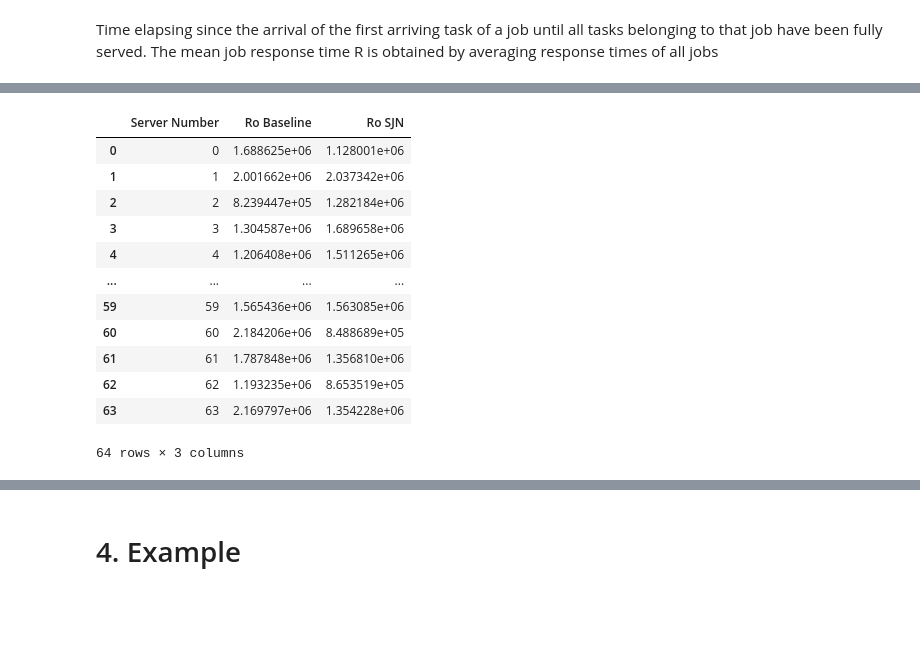
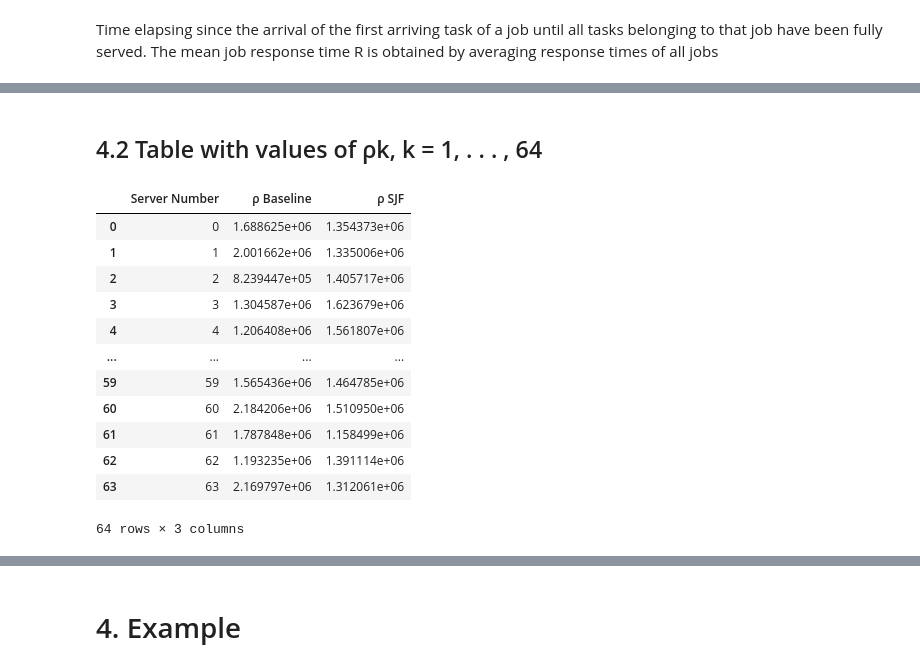
Before and after one commit to maryyyyna/Networking-for-Big-Data-and-Laboratory, a Jupyter notebook: CH2_DataCenter.ipynb, the cells around one changed output, grey strips where cells are left out. Saved outputs shown, nothing was run; the diff lists cells and outputs as text; code cells hidden in the pictures; blank space fills up the shorter version.

```diff
--- a/CH2_DataCenter.ipynb
+++ b/CH2_DataCenter.ipynb
@@ -7,5 +11,5 @@ import matplotlib.pyplot as plt
 # %%
-tasks_dataframe = pd.read_csv('/home/michele/Desktop/Data Science/NBD/DC/HW2/Cell_a.csv')
+tasks_dataframe = pd.read_csv(r"C:\Users\Marina\OneDrive\Desktop\Cell_a.csv")
 # %% [markdown]
 # 1. Dataset Analysis ( aggiungere IMA)
 # %%
@@ -234,8 +272,8 @@ N = 64
 # Simulate baseline (LWL dispatching and FCFS scheduling)
 completion_times_baseline, service_times_baseline, utilization_baseline, mean_message_load_baseline = calculate_completion_time_baseline(tasks, N)
 
-# Simulate LWL dispatching and SJN scheduling
-completion_times_SJN, service_times_SJN, utilization_SJN, mean_message_load_SJN = calculate_completion_time_SJN(tasks, N)
+# Simulate our algorithm (RR dispatching and SJF scheduling)
+completion_times_our_algorithm, service_times_our_algorithm, utilization_our_algorithm, mean_message_load_our_algorithm = calculate_completion_time_our_algorithm(tasks, N)
 # %% [markdown]
 # 3. Metrics
 # %% [markdown]
@@ -411,22 +434,19 @@ Ro_SJN
+# %% [markdown]
+## 4.2 Table with values of ρk, k = 1, . . . , 64
 # %%
-##################################################################################################
-# VEDETE QUALE VI PIACE DI PIU' COME "TABELLA" SE INSIEME, IN VERTICALE, ORIZZONTALE..  BOH      #
-# NON ENTRERA' MAI NEL PDF MA NON SO CHE TABELLA VORREBBE VISTO CHE SONO 64 VALORI E SONO TANTI  #
-##################################################################################################
-
-Ro_k=pd.DataFrame.from_dict({'Server Number': list(range(64)), 'Ro Baseline': utilization_baseline.values(),'Ro SJN': utilization_SJN.values()})
-Ro_k
+ρ_k = pd.DataFrame.from_dict({'Server Number': list(range(64)), 'ρ Baseline': utilization_baseline.values(),'ρ SJF': utilization_our_algorithm.values()})
+ρ_k
 # %% [output]
-|  | Server Number | Ro Baseline | Ro SJN |
-| 0 | 0 | 1.688625e+06 | 1.128001e+06 |
-| 1 | 1 | 2.001662e+06 | 2.037342e+06 |
-| 2 | 2 | 8.239447e+05 | 1.282184e+06 |
-| 3 | 3 | 1.304587e+06 | 1.689658e+06 |
-| 4 | 4 | 1.206408e+06 | 1.511265e+06 |
+|  | Server Number | ρ Baseline | ρ SJF |
+| 0 | 0 | 1.688625e+06 | 1.354373e+06 |
+| 1 | 1 | 2.001662e+06 | 1.335006e+06 |
+| 2 | 2 | 8.239447e+05 | 1.405717e+06 |
+| 3 | 3 | 1.304587e+06 | 1.623679e+06 |
+| 4 | 4 | 1.206408e+06 | 1.561807e+06 |
 | ... | ... | ... | ... |
-| 59 | 59 | 1.565436e+06 | 1.563085e+06 |
-| 60 | 60 | 2.184206e+06 | 8.488689e+05 |
-| 61 | 61 | 1.787848e+06 | 1.356810e+06 |
-| 62 | 62 | 1.193235e+06 | 8.653519e+05 |
-| 63 | 63 | 2.169797e+06 | 1.354228e+06 |
+| 59 | 59 | 1.565436e+06 | 1.464785e+06 |
+| 60 | 60 | 2.184206e+06 | 1.510950e+06 |
+| 61 | 61 | 1.787848e+06 | 1.158499e+06 |
+| 62 | 62 | 1.193235e+06 | 1.391114e+06 |
+| 63 | 63 | 2.169797e+06 | 1.312061e+06 |
 64 rows × 3 columns
```
Also changed, not shown: parts of 49 cells of this notebook.
